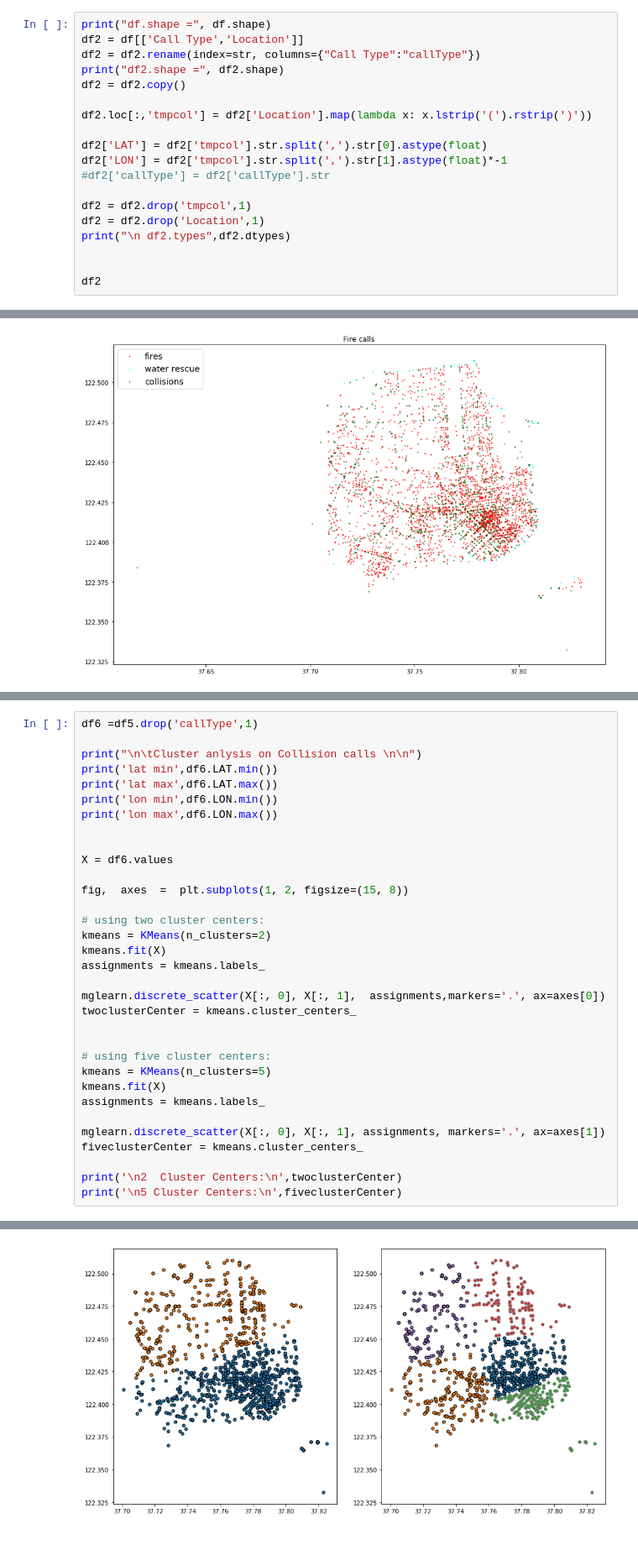
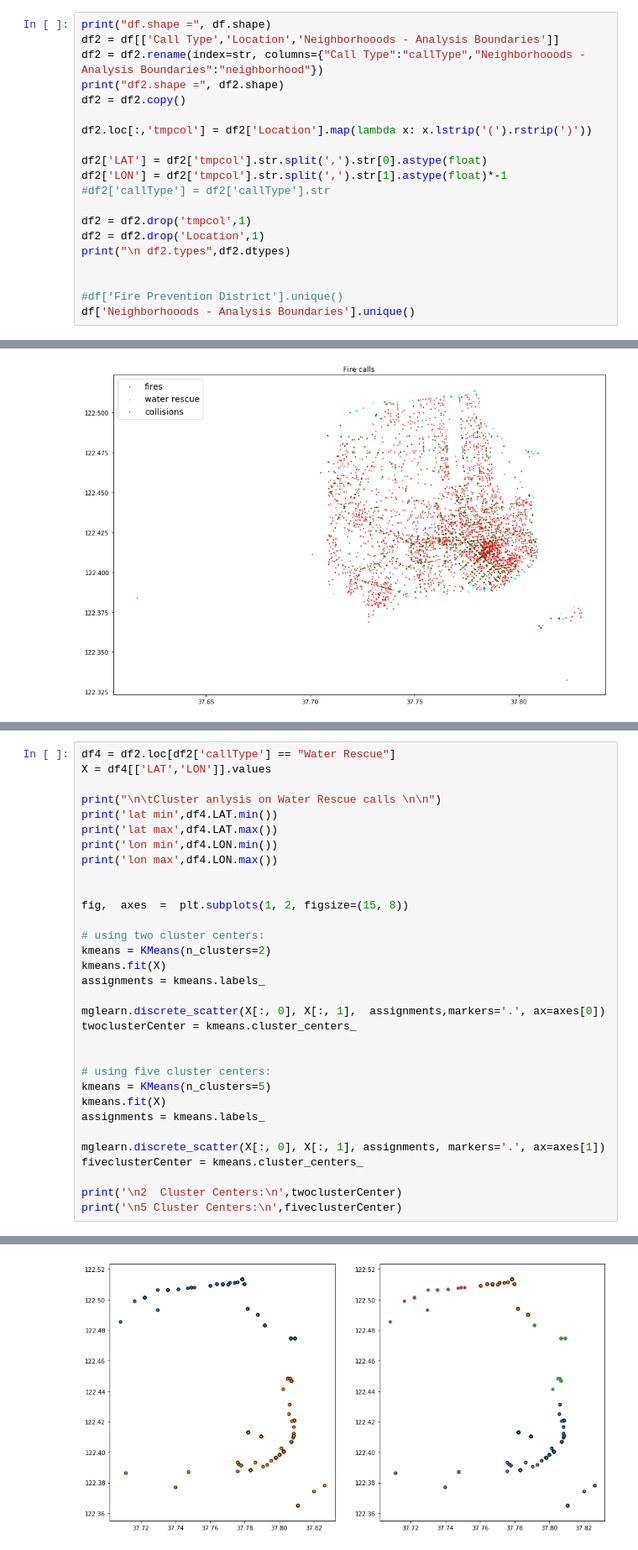
Before and after one commit to kbowerma/data_privacy_examples, a Jupyter notebook: FireData.ipynb, the cells around one changed output, grey strips where cells are left out. Shown at 84% size. Cells and saved outputs as stored; diff of their text form.

```diff
--- a/FireData.ipynb
+++ b/FireData.ipynb
@@ -21,8 +21,8 @@ CPU times: user 306 ms, sys: 44.8 ms, total: 351 ms
 Wall time: 358 ms
 # %%
 print("df.shape =", df.shape)
-df2 = df[['Call Type','Location']]
-df2 = df2.rename(index=str, columns={"Call Type":"callType"})
+df2 = df[['Call Type','Location','Neighborhooods - Analysis Boundaries']]
+df2 = df2.rename(index=str, columns={"Call Type":"callType","Neighborhooods - Analysis Boundaries":"neighborhood"})
 print("df2.shape =", df2.shape)
 df2 = df2.copy()
 
@@ -37,6 +37,7 @@ df2 = df2.drop('Location',1)
 print("\n df2.types",df2.dtypes)
 
 
-df2
+#df['Fire Prevention District'].unique()
+df['Neighborhooods - Analysis Boundaries'].unique()
 # %% [output]
 df.shape = (30000, 34)
@@ -146,14 +305,13 @@ Text(0.5,1,'Fire calls')
 # %%
-df6 =df5.drop('callType',1)
+df4 = df2.loc[df2['callType'] == "Water Rescue"]
+X = df4[['LAT','LON']].values
 
-print("\n\tCluster anlysis on Collision calls \n\n")
-print('lat min',df6.LAT.min())
-print('lat max',df6.LAT.max())
-print('lon min',df6.LON.min())
-print('lon max',df6.LON.max())
+print("\n\tCluster anlysis on Water Rescue calls \n\n")
+print('lat min',df4.LAT.min())
+print('lat max',df4.LAT.max())
+print('lon min',df4.LON.min())
+print('lon max',df4.LON.max())
 
-
-X = df6.values
 
 fig,  axes  =  plt.subplots(1, 2, figsize=(15, 8))
 
@@ -198 +356 @@ lon max 122.510341318055
-[figure, old version]
+[figure, new version]
```
Also changed, not shown: parts of 11 cells of this notebook, 1 other file.
